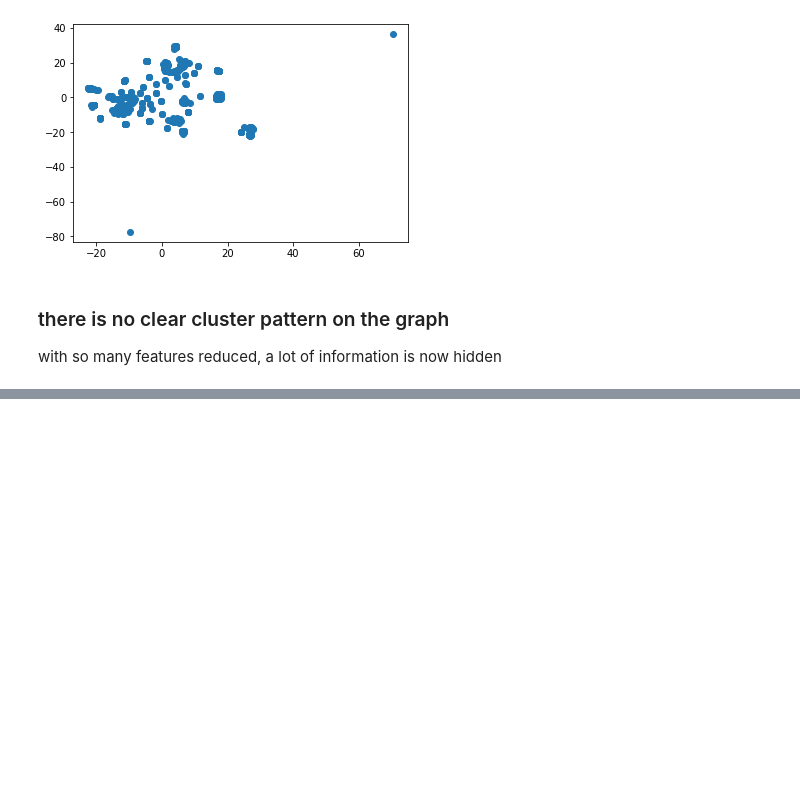
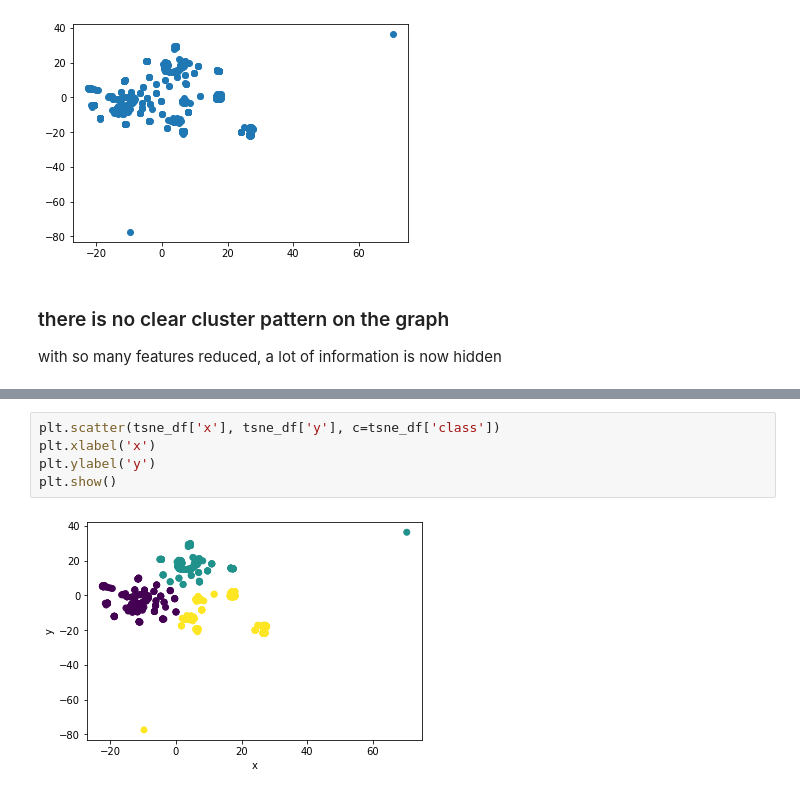
Before and after one commit to haipham0115/CryptoCurrency_Cluster, a Jupyter notebook: Instructions/Crypto_Cluster.ipynb, the cells around one changed output, grey strips where cells are left out. Drawn from its saved outputs; the diff is of its cells as text; blank space fills up the shorter version.

```diff
--- a/Instructions/Crypto_Cluster.ipynb
+++ b/Instructions/Crypto_Cluster.ipynb
@@ -130,0 +186,7 @@ with so many features reduced, a lot of information is now hidden
+# %%
+plt.scatter(tsne_df['x'], tsne_df['y'], c=tsne_df['class'])
+plt.xlabel('x')
+plt.ylabel('y')
+plt.show()
+# %% [output]
+[figure, added]
```
Also changed, not shown: parts of 8 cells of this notebook.
